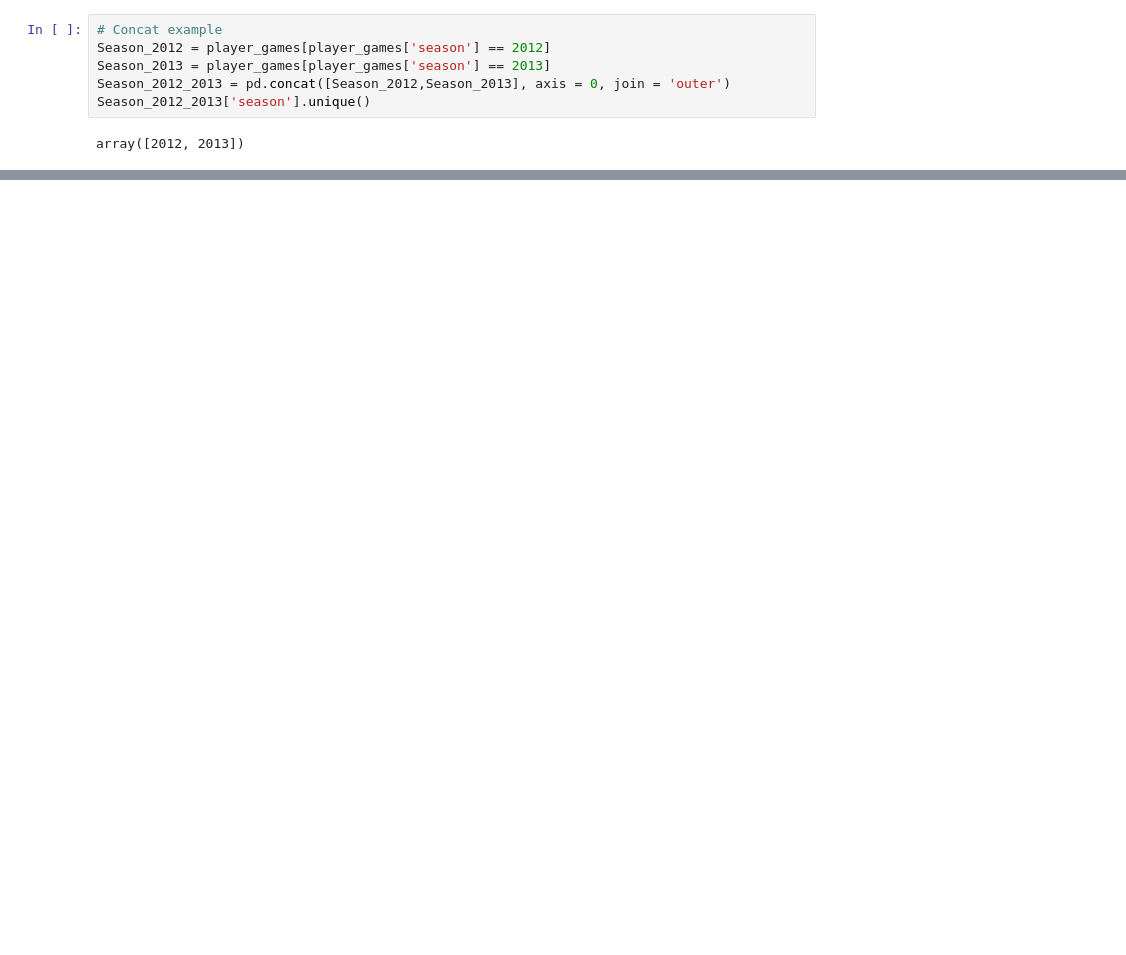
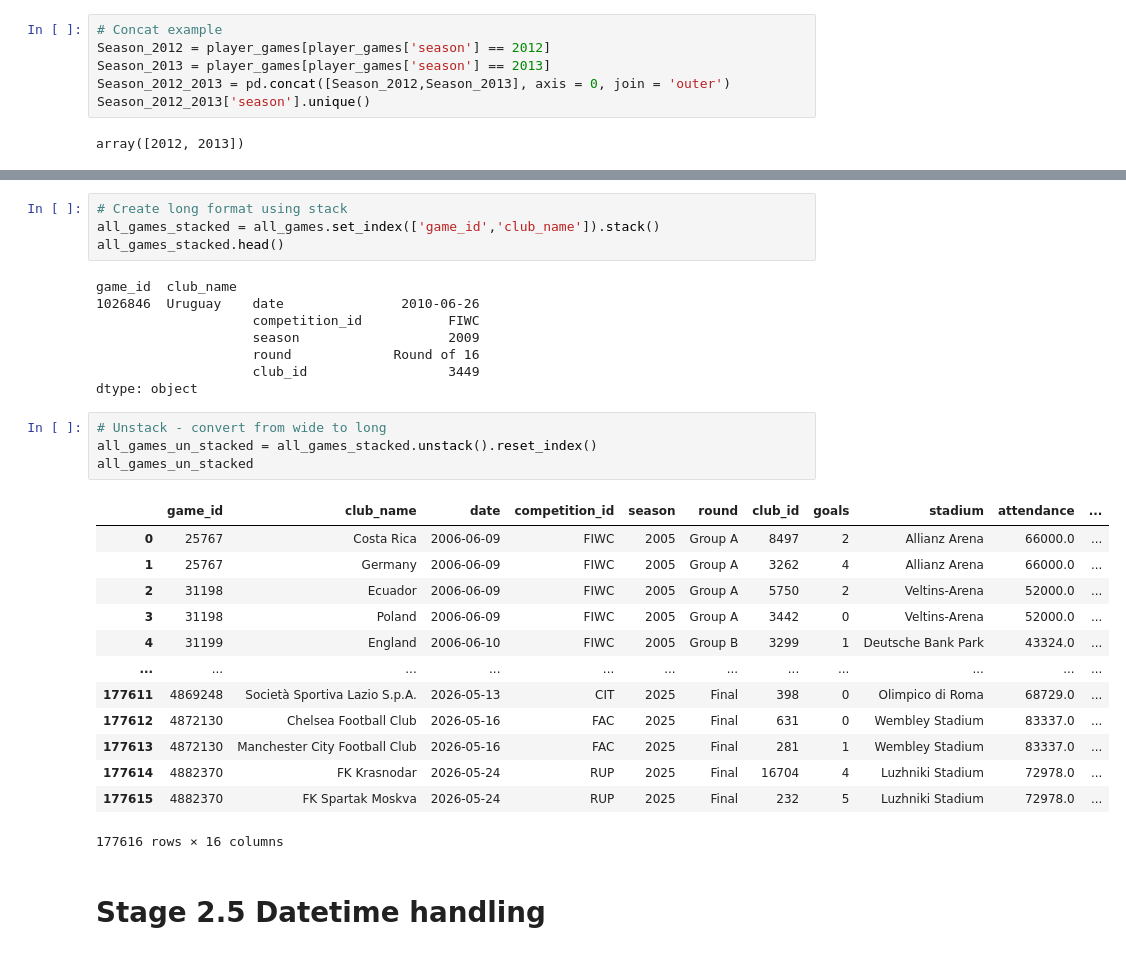
Before and after one commit to Muni07-lab/Practice, a Jupyter notebook: Intermediate_Python.ipynb, the cells around one changed output, grey strips where cells are left out. Cells and saved outputs as stored; diff of their text form; blank space fills up the shorter version.

```diff
--- a/Intermediate_Python.ipynb
+++ b/Intermediate_Python.ipynb
@@ -179,0 +207,32 @@ array([2012, 2013])
+# %%
+# Create long format using stack
+all_games_stacked = all_games.set_index(['game_id','club_name']).stack()
+all_games_stacked.head()
+# %% [output]
+game_id  club_name
+1026846  Uruguay    date               2010-06-26
+                    competition_id           FIWC
+                    season                   2009
+                    round             Round of 16
+                    club_id                  3449
+dtype: object
+# %%
+# Unstack - convert from wide to long
+all_games_un_stacked = all_games_stacked.unstack().reset_index()
+all_games_un_stacked
+# %% [output]
+|  | game_id | club_name | date | competition_id | season | round | club_id | goals | stadium | attendance | ... |
+| 0 | 25767 | Costa Rica | 2006-06-09 | FIWC | 2005 | Group A | 8497 | 2 | Allianz Arena | 66000.0 | ... |
+| 1 | 25767 | Germany | 2006-06-09 | FIWC | 2005 | Group A | 3262 | 4 | Allianz Arena | 66000.0 | ... |
+| 2 | 31198 | Ecuador | 2006-06-09 | FIWC | 2005 | Group A | 5750 | 2 | Veltins-Arena | 52000.0 | ... |
+| 3 | 31198 | Poland | 2006-06-09 | FIWC | 2005 | Group A | 3442 | 0 | Veltins-Arena | 52000.0 | ... |
+| 4 | 31199 | England | 2006-06-10 | FIWC | 2005 | Group B | 3299 | 1 | Deutsche Bank Park | 43324.0 | ... |
+| ... | ... | ... | ... | ... | ... | ... | ... | ... | ... | ... | ... |
+| 177611 | 4869248 | Società Sportiva Lazio S.p.A. | 2026-05-13 | CIT | 2025 | Final | 398 | 0 | Olimpico di Roma | 68729.0 | ... |
+| 177612 | 4872130 | Chelsea Football Club | 2026-05-16 | FAC | 2025 | Final | 631 | 0 | Wembley Stadium | 83337.0 | ... |
+| 177613 | 4872130 | Manchester City Football Club | 2026-05-16 | FAC | 2025 | Final | 281 | 1 | Wembley Stadium | 83337.0 | ... |
+| 177614 | 4882370 | FK Krasnodar | 2026-05-24 | RUP | 2025 | Final | 16704 | 4 | Luzhniki Stadium | 72978.0 | ... |
+| 177615 | 4882370 | FK Spartak Moskva | 2026-05-24 | RUP | 2025 | Final | 232 | 5 | Luzhniki Stadium | 72978.0 | ... |
+177616 rows × 16 columns
+# %% [markdown]
+# Stage 2.5 Datetime handling
```
Also changed, not shown: parts of 44 cells of this notebook.
